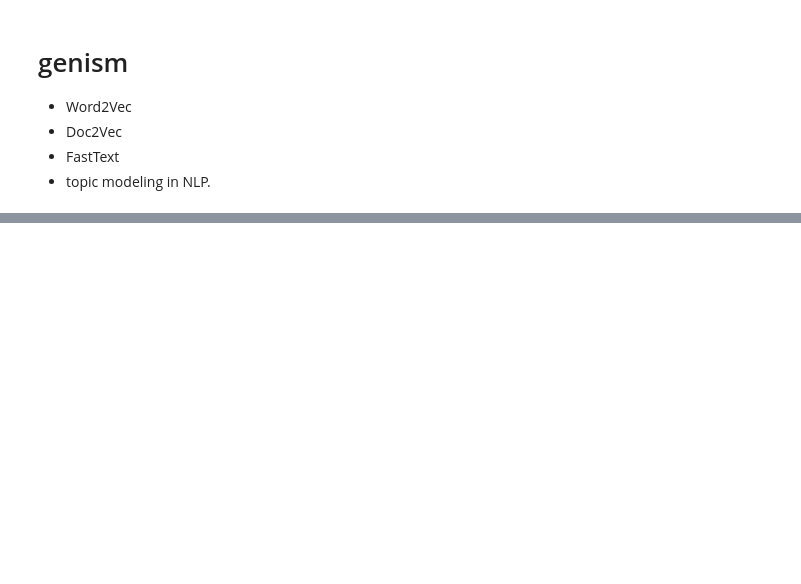
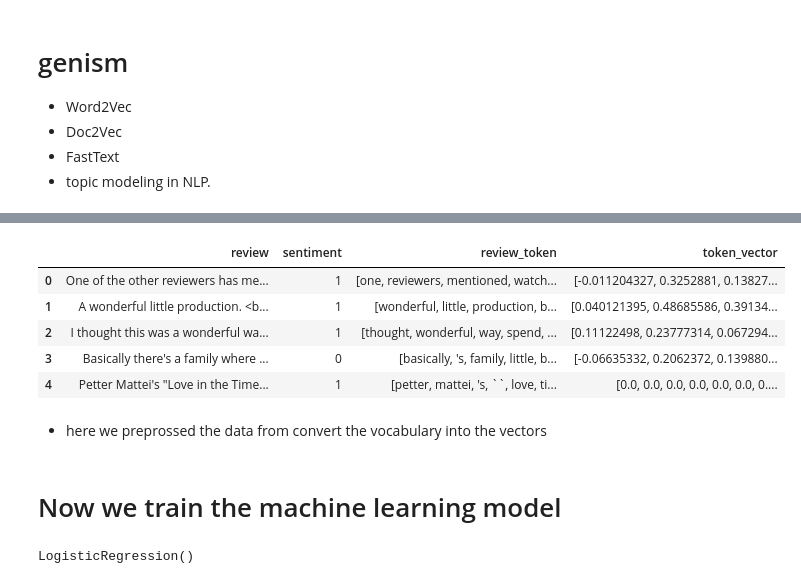
Before and after one commit to Pratham5321/Movie-Sentiment-Analysis, a Jupyter notebook: word2vec_approach.ipynb, the cells around one changed output, grey strips where cells are left out. Drawn from its saved outputs; the diff is of its cells as text; code cells hidden in the pictures; blank space fills up the shorter version.

Commit message:
trained the machine learning model on the preprocessed data

```diff
--- a/word2vec_approach.ipynb
+++ b/word2vec_approach.ipynb
@@ -261,0 +262,27 @@ model.wv.most_similar("production")
+# %%
+# convert the each vocabulary to the vector
+
+def vectorizer(vocabulary):
+
+  vector=[]
+
+  for word in vocabulary:
+    if word in model.wv:
+      vector.append(model.wv[word])
+
+    if len(vector)==0:
+      return np.zeros(model.vector_size)
+
+  return np.mean(vector,axis=0)
+# %%
+# apply the function on the tokens
+
+df["token_vector"]=df["review_token"].apply(vectorizer)
+df.head()
+# %% [output]
+|  | review | sentiment | review_token | token_vector |
+| 0 | One of the other reviewers has me... | 1 | [one, reviewers, mentioned, watch... | [-0.011204327, 0.3252881, 0.13827... |
+| 1 | A wonderful little production. <b... | 1 | [wonderful, little, production, b... | [0.040121395, 0.48685586, 0.39134... |
+| 2 | I thought this was a wonderful wa... | 1 | [thought, wonderful, way, spend, ... | [0.11122498, 0.23777314, 0.067294... |
+| 3 | Basically there's a family where ... | 0 | [basically, 's, family, little, b... | [-0.06635332, 0.2062372, 0.139880... |
+| 4 | Petter Mattei's "Love in the Time... | 1 | [petter, mattei, 's, ``, love, ti... | [0.0, 0.0, 0.0, 0.0, 0.0, 0.0, 0.... |
@@ -261,0 +300,13 @@ model.wv.most_similar("production")
+# %% [markdown]
+- here we preprossed the data from convert the vocabulary into the vectors
+# %% [markdown]
+# Now we train the machine learning model
+# %%
+# first we train on the logistic regression
+
+from sklearn.linear_model import LogisticRegression
+
+linear_model=LogisticRegression()
+linear_model.fit(x_train,y_train)
+# %% [output]
+LogisticRegression()
```
Also changed, not shown: parts of 11 cells of this notebook.
